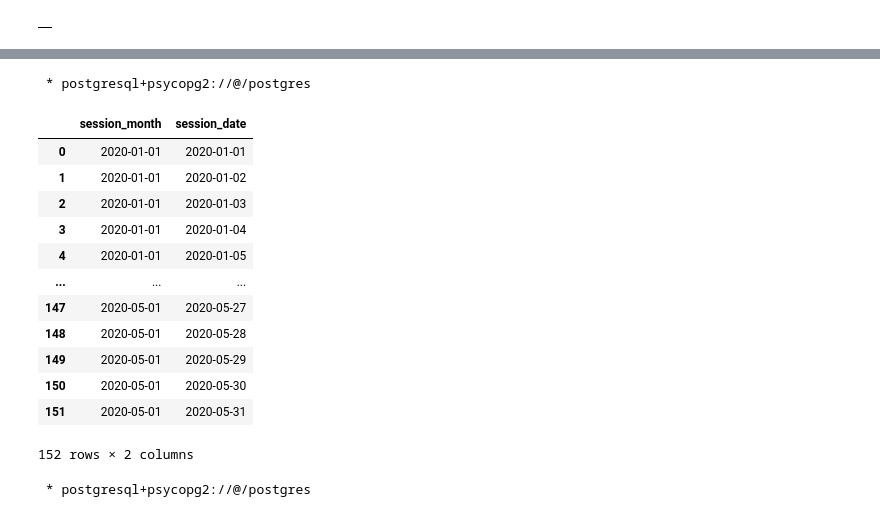
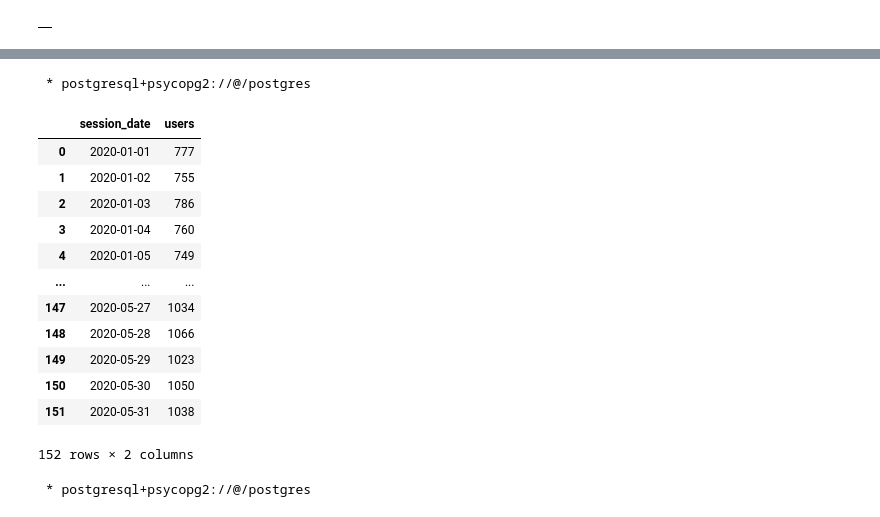
Before and after one commit to datacamp/data-analysis-in-sql-live-training, a Jupyter notebook: notebooks/PostgreSQL_live_session_template.ipynb, the cells around one changed output, grey strips where cells are left out. Drawn from its saved outputs; the diff is of its cells as text; code cells hidden in the pictures.

```diff
--- a/notebooks/PostgreSQL_live_session_template.ipynb
+++ b/notebooks/PostgreSQL_live_session_template.ipynb
@@ -89,25 +91,28 @@ LIMIT 10;
 # %%
 %%sql
 
+-- Calculate the Daily Active Users (DAU) for each day
+
 SELECT DISTINCT
-  DATE_TRUNC('month', session_date) :: DATE AS session_month,
-  session_date
+  session_date,
+  COUNT(DISTINCT user_id) AS users
 FROM user_sessions
+GROUP BY session_date
 ORDER BY session_date ASC;
 # %% [output]
  * postgresql+psycopg2://@/postgres
-|  | session_month | session_date |
-| 0 | 2020-01-01 | 2020-01-01 |
-| 1 | 2020-01-01 | 2020-01-02 |
-| 2 | 2020-01-01 | 2020-01-03 |
-| 3 | 2020-01-01 | 2020-01-04 |
-| 4 | 2020-01-01 | 2020-01-05 |
+|  | session_date | users |
+| 0 | 2020-01-01 | 777 |
+| 1 | 2020-01-02 | 755 |
+| 2 | 2020-01-03 | 786 |
+| 3 | 2020-01-04 | 760 |
+| 4 | 2020-01-05 | 749 |
 | ... | ... | ... |
-| 147 | 2020-05-01 | 2020-05-27 |
-| 148 | 2020-05-01 | 2020-05-28 |
-| 149 | 2020-05-01 | 2020-05-29 |
-| 150 | 2020-05-01 | 2020-05-30 |
-| 151 | 2020-05-01 | 2020-05-31 |
+| 147 | 2020-05-27 | 1034 |
+| 148 | 2020-05-28 | 1066 |
+| 149 | 2020-05-29 | 1023 |
+| 150 | 2020-05-30 | 1050 |
+| 151 | 2020-05-31 | 1038 |
 152 rows × 2 columns
 # %%
 %%sql
```
Also changed, not shown: parts of 5 cells of this notebook.
